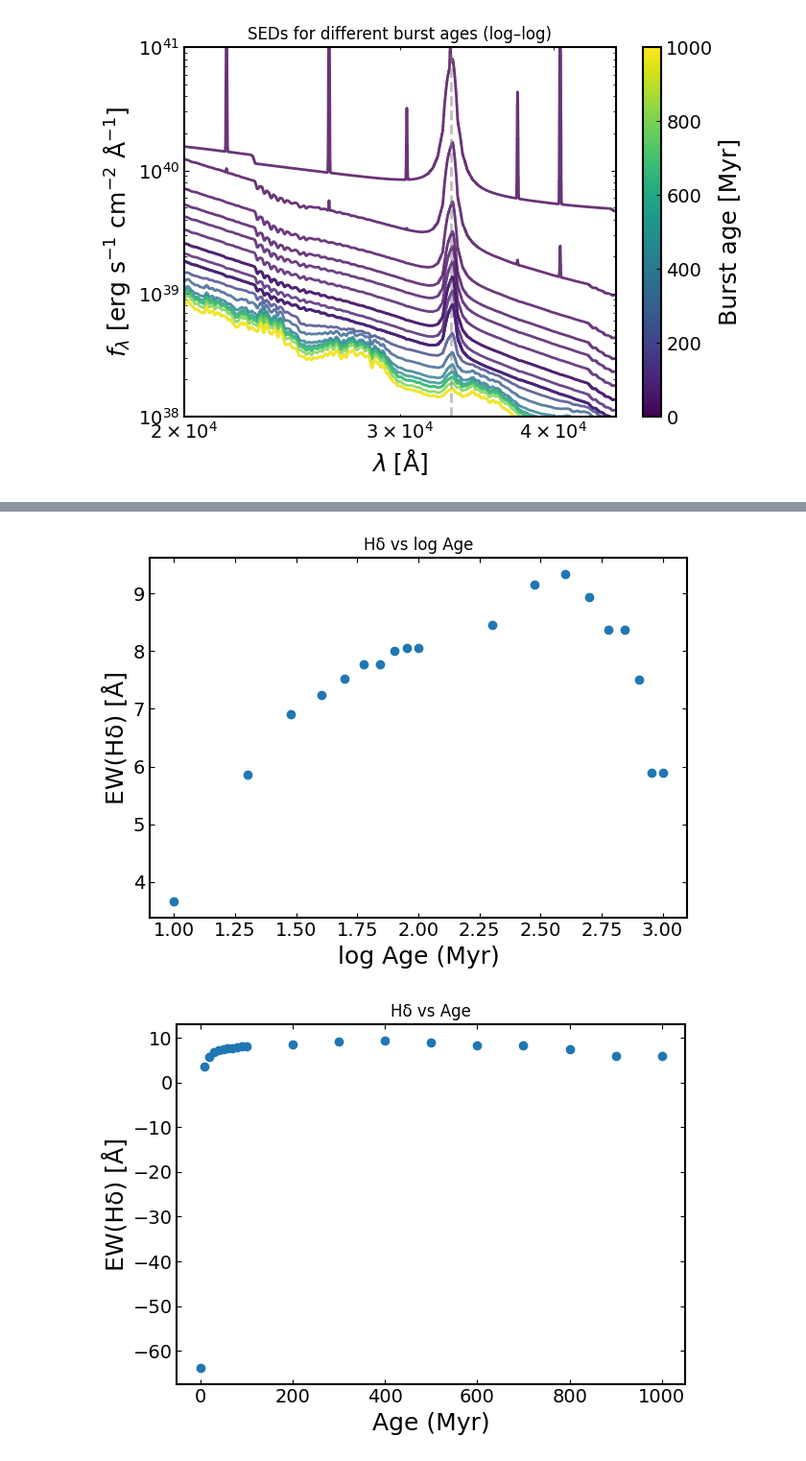
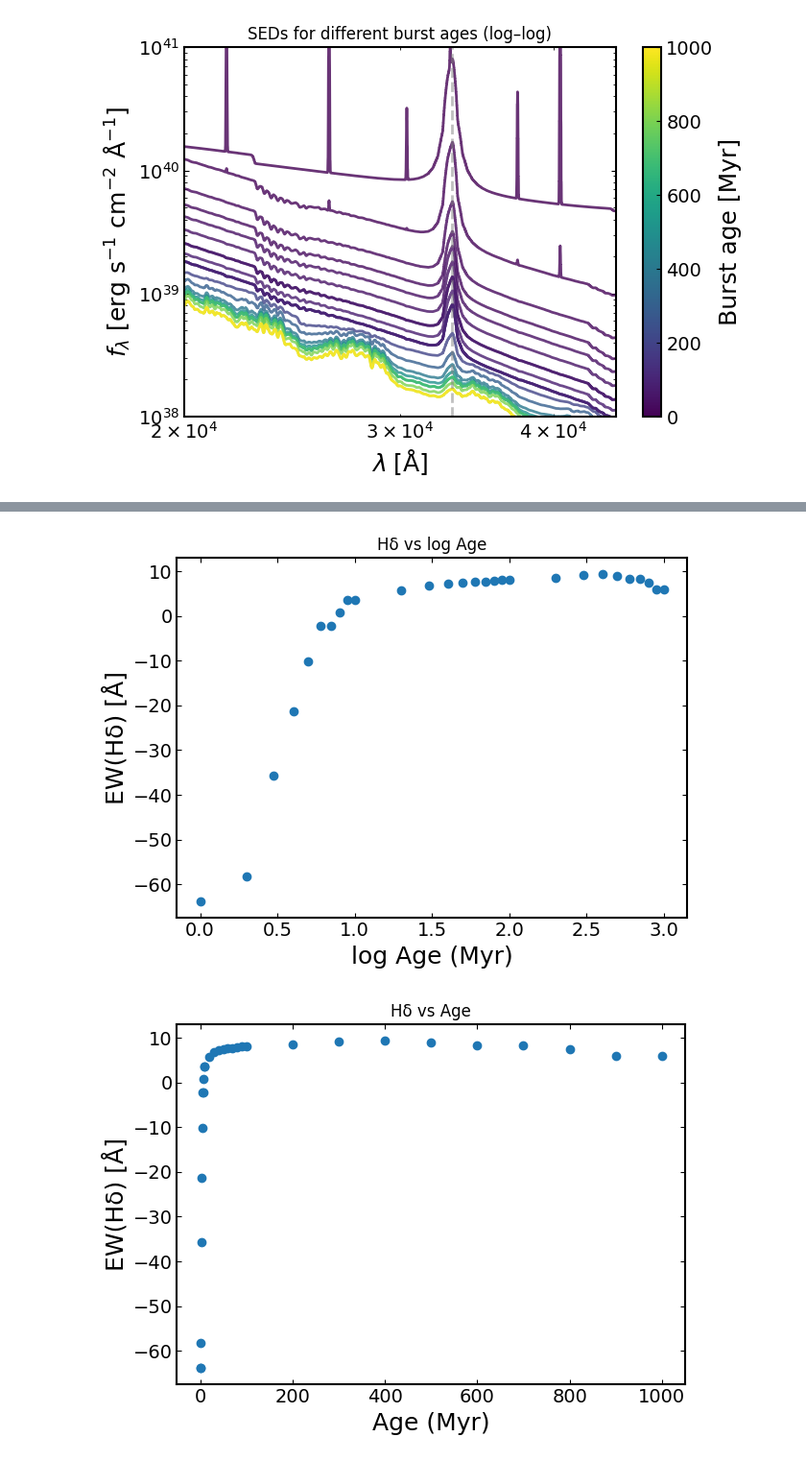
Before and after one commit to abbycrowther/star-formation-histories, a Jupyter notebook: Code/starburst_over_time.ipynb, the cells around one changed output, grey strips where cells are left out. Shown at 96% size. Saved outputs shown, nothing was run; the diff lists cells and outputs as text; code cells hidden in the pictures.

```diff
--- a/Code/starburst_over_time.ipynb
+++ b/Code/starburst_over_time.ipynb
@@ -517,31 +627,45 @@ Age = 10 Myr
 # %%
+#including 0-10 Myr in 1 Myr intervals
 import numpy as np
 import matplotlib.pyplot as plt
 
+import numpy as np
+
+# Ages in Myr
 age_myr = np.array([
-    0, 10, 20, 30, 40, 50, 60, 70, 80, 90, 100,
+    0, 1, 2, 3, 4, 5, 6, 7, 8, 9,
+    10, 20, 30, 40, 50, 60, 70, 80, 90, 100,
     200, 300, 400, 500, 600, 700, 800, 900, 1000
 ])
 
+# EW(Hδ)
 ew_hdelta = np.array([
-   -63.73, 3.67, 5.86, 6.91, 7.24, 7.52, 7.77, 7.77, 8.00, 8.05, 8.05,
+    -63.73, -63.73, -58.30, -35.76, -21.20, -10.07, -2.26, -2.26, 0.74, 3.67,
+    3.67, 5.86, 6.91, 7.24, 7.52, 7.77, 7.77, 8.00, 8.05, 8.05,
     8.45, 9.16, 9.33, 8.93, 8.37, 8.37, 7.50, 5.90, 5.90
 ])
 
+# EW(Hα)
 ew_halpha = np.array([
-  -314.75, -14.00, 2.42, 2.65, 2.74, 2.84, 2.92, 2.92, 2.98, 2.98, 2.98,
+    -314.75, -314.75, -308.80, -324.54, -310.42, -238.60, -118.31, -118.31, -59.64, -14.00,
+    -14.00, 2.42, 2.65, 2.74, 2.84, 2.92, 2.92, 2.98, 2.98, 2.98,
     2.96, 2.96, 2.97, 2.87, 2.76, 2.76, 2.62, 2.39, 2.39
 ])
 
+# EW([O II])
 ew_oii = np.array([
-    -868.87, -3.50, 0.39, 0.51, 0.54, 0.59, 0.62, 0.62, 0.65, 0.64, 0.64,
+    -868.87, -868.87, -797.05, -404.26, -233.27, -128.42, -65.16, -65.16, -24.00, -3.50,
+    -3.50, 0.39, 0.51, 0.54, 0.59, 0.62, 0.62, 0.65, 0.64, 0.64,
     0.70, 0.79, 0.80, 0.78, 0.74, 0.74, 0.73, 0.72, 0.72
 ])
 
+# D4000
 d4000 = np.array([
-    0.49, 0.96, 0.97, 0.99, 1.00, 1.01, 1.02, 1.02, 1.03, 1.04, 1.04,
+    0.49, 0.49, 0.61, 0.62, 0.65, 0.79, 0.95, 0.95, 0.99, 0.96,
+    0.96, 0.97, 0.99, 1.00, 1.01, 1.02, 1.02, 1.03, 1.04, 1.04,
     1.08, 1.14, 1.18, 1.22, 1.25, 1.25, 1.30, 1.35, 1.35
 ])
+
 
 mask = age_myr >= 0
 log_age = np.log10(age_myr[mask])
@@ -587,32 +711,32 @@ plt.xlabel("log Age (Myr)")
 plt.ylabel("EW([OII]) [Å]")
 plt.title("[OII] vs log Age")
 plt.tight_layout()
 plt.show()
 
 plt.figure()
 plt.scatter(age_myr[mask], ew_oii[mask], marker='o')
 plt.xlabel("Age (Myr)")
 plt.ylabel("EW([OII]) [Å]")
 plt.title("[OII] vs Age")
 plt.tight_layout()
 plt.show()
 
 #Plot D4000
 plt.figure()
 plt.scatter(log_age, d4000[mask], marker='o')
 plt.xlabel("log Age (Myr)")
 plt.ylabel("D4000")
 plt.title("D4000 vs log Age")
 plt.tight_layout()
 plt.show()
 
 plt.figure()
 plt.scatter(age_myr[mask], d4000[mask], marker='o')
 plt.xlabel("Age (Myr)")
 plt.ylabel("D4000")
 plt.title("D4000 vs Age")
 plt.tight_layout()
 plt.show()
 # %% [output]
-[figure, old version]
+[figure, new version]
-[figure, old version]
+[figure, new version]
```
Also changed, not shown: parts of 8 cells of this notebook, 3 other files.
